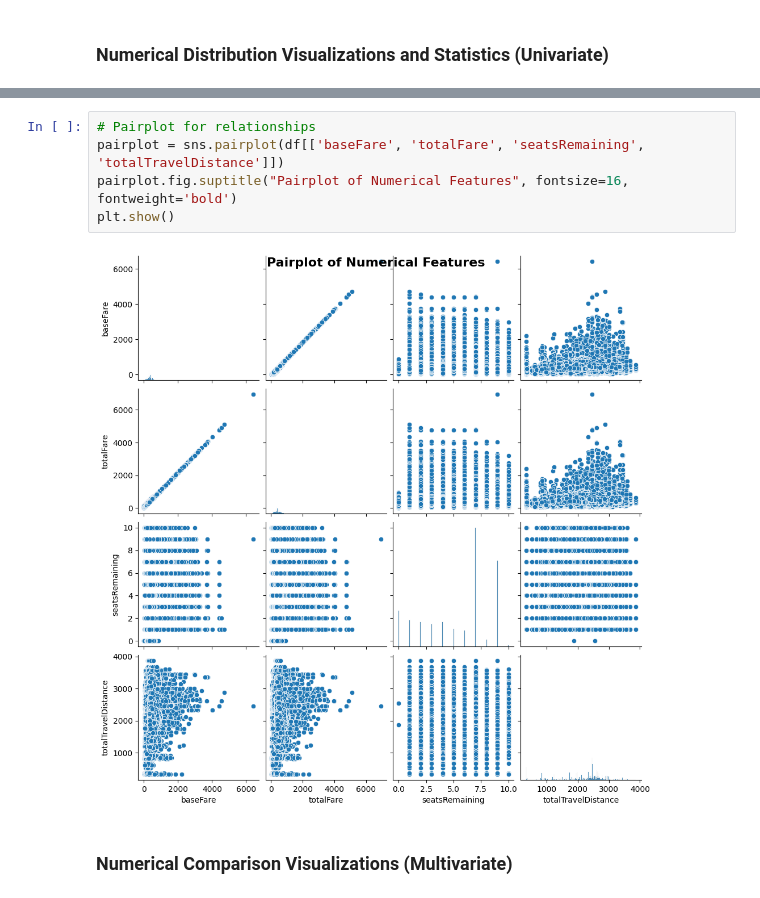
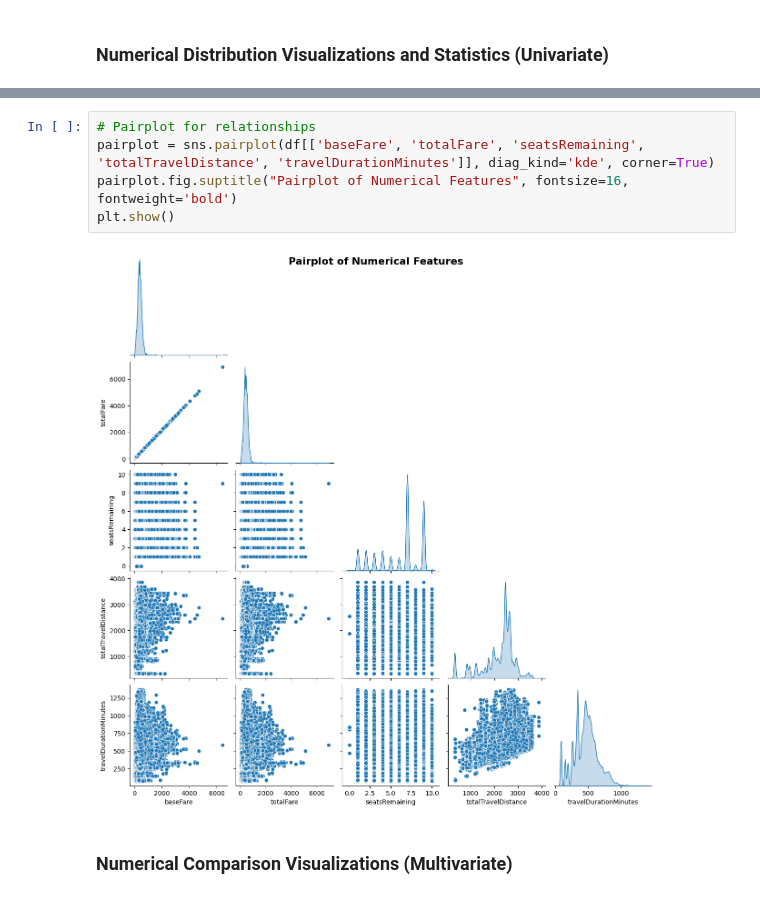
Before and after one commit to camrync23/Capstone-Project, a Jupyter notebook: notebooks/data_exploration.ipynb, the cells around one changed output, grey strips where cells are left out. Saved outputs shown, nothing was run; the diff lists cells and outputs as text.

```diff
--- a/notebooks/data_exploration.ipynb
+++ b/notebooks/data_exploration.ipynb
@@ -209,10 +195,10 @@ plt.show()
 # %%
 # Pairplot for relationships
-pairplot = sns.pairplot(df[['baseFare', 'totalFare', 'seatsRemaining', 'totalTravelDistance']])
+pairplot = sns.pairplot(df[['baseFare', 'totalFare', 'seatsRemaining', 'totalTravelDistance', 'travelDurationMinutes']], diag_kind='kde', corner=True)
 pairplot.fig.suptitle("Pairplot of Numerical Features", fontsize=16, fontweight='bold')
 plt.show()
 # %% [output]
-[figure, old version]
+[figure, new version]
 # %% [markdown]
 ### Numerical Comparison Visualizations (Multivariate)
 # %%
```
Also changed, not shown: parts of 30 cells of this notebook.
